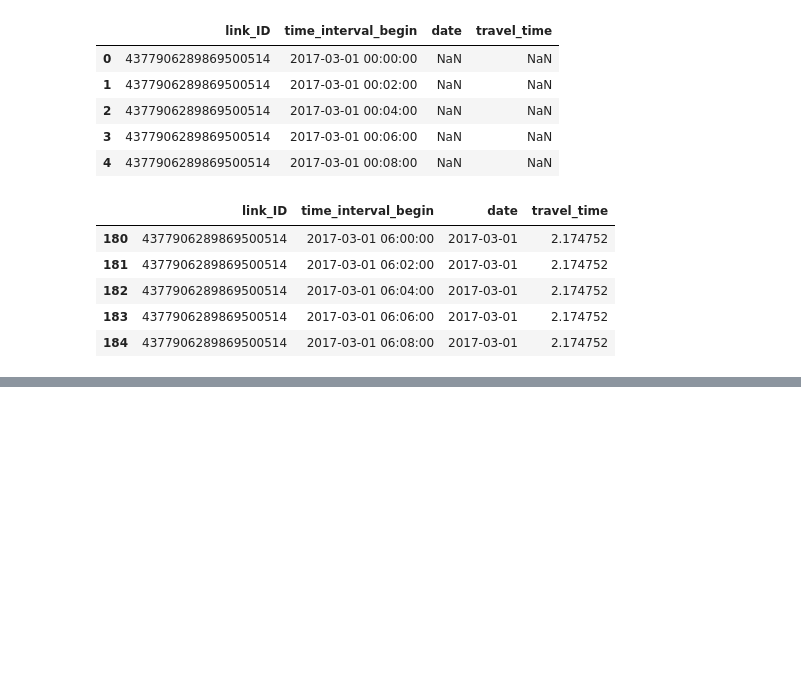
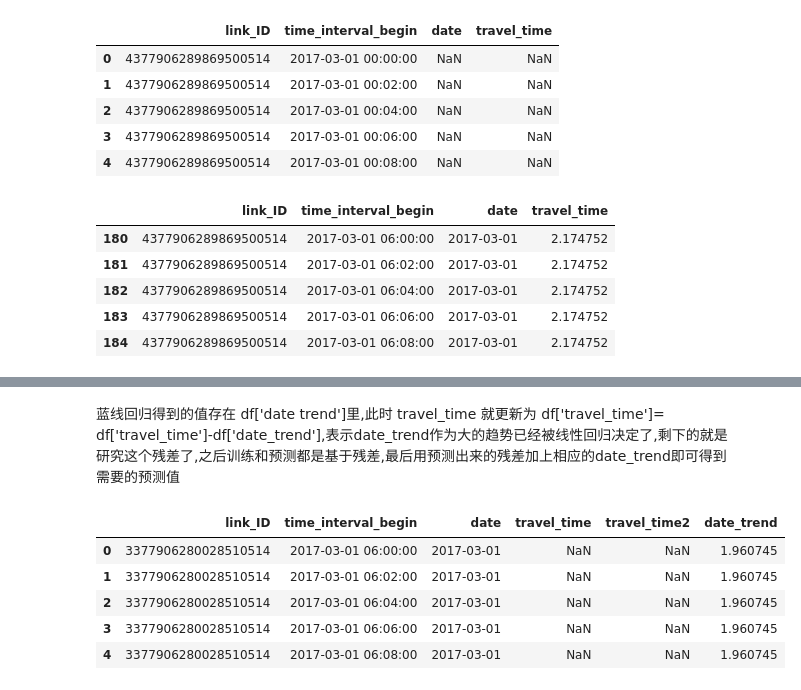
Before and after one commit to ben1234560/AiLearning-Theory-Applying, a Jupyter notebook: 机器学习竞赛实战_优胜解决方案/智慧城市-道路通行时间预测/道路通行时间预测.ipynb, the cells around one changed output, grey strips where cells are left out. Saved outputs shown, nothing was run; the diff lists cells and outputs as text; code cells hidden in the pictures; blank space fills up the shorter version.

```diff
--- a/机器学习竞赛实战_优胜解决方案/智慧城市-道路通行时间预测/道路通行时间预测.ipynb
+++ b/机器学习竞赛实战_优胜解决方案/智慧城市-道路通行时间预测/道路通行时间预测.ipynb
@@ -190,0 +251,15 @@ df2.to_csv('pre_trainning.txt',header=True,index=None,sep=';',mode='w')
+# %% [markdown]
+蓝线回归得到的值存在 df['date trend']里,此时 travel_time 就更新为 df['travel_time']= df['travel_time']-df['date_trend'],表示date_trend作为大的趋势已经被线性回归决定了,剩下的就是研究这个残差了,之后训练和预测都是基于残差,最后用预测出来的残差加上相应的date_trend即可得到需要的预测值
+# %%
+df = df.drop(['date_hour','link_ID'],axis=1)
+df = df.reset_index()
+df = df.drop('level_1',axis=1)
+df['travel_time'] = df['travel_time'] - df['date_trend']
+df.head()
+# %% [output]
+|  | link_ID | time_interval_begin | date | travel_time | travel_time2 | date_trend |
+| 0 | 3377906280028510514 | 2017-03-01 06:00:00 | 2017-03-01 | NaN | NaN | 1.960745 |
+| 1 | 3377906280028510514 | 2017-03-01 06:02:00 | 2017-03-01 | NaN | NaN | 1.960745 |
+| 2 | 3377906280028510514 | 2017-03-01 06:04:00 | 2017-03-01 | NaN | NaN | 1.960745 |
+| 3 | 3377906280028510514 | 2017-03-01 06:06:00 | 2017-03-01 | NaN | NaN | 1.960745 |
+| 4 | 3377906280028510514 | 2017-03-01 06:08:00 | 2017-03-01 | NaN | NaN | 1.960745 |
```
Also changed, not shown: parts of 8 cells of this notebook, 1 other file.
